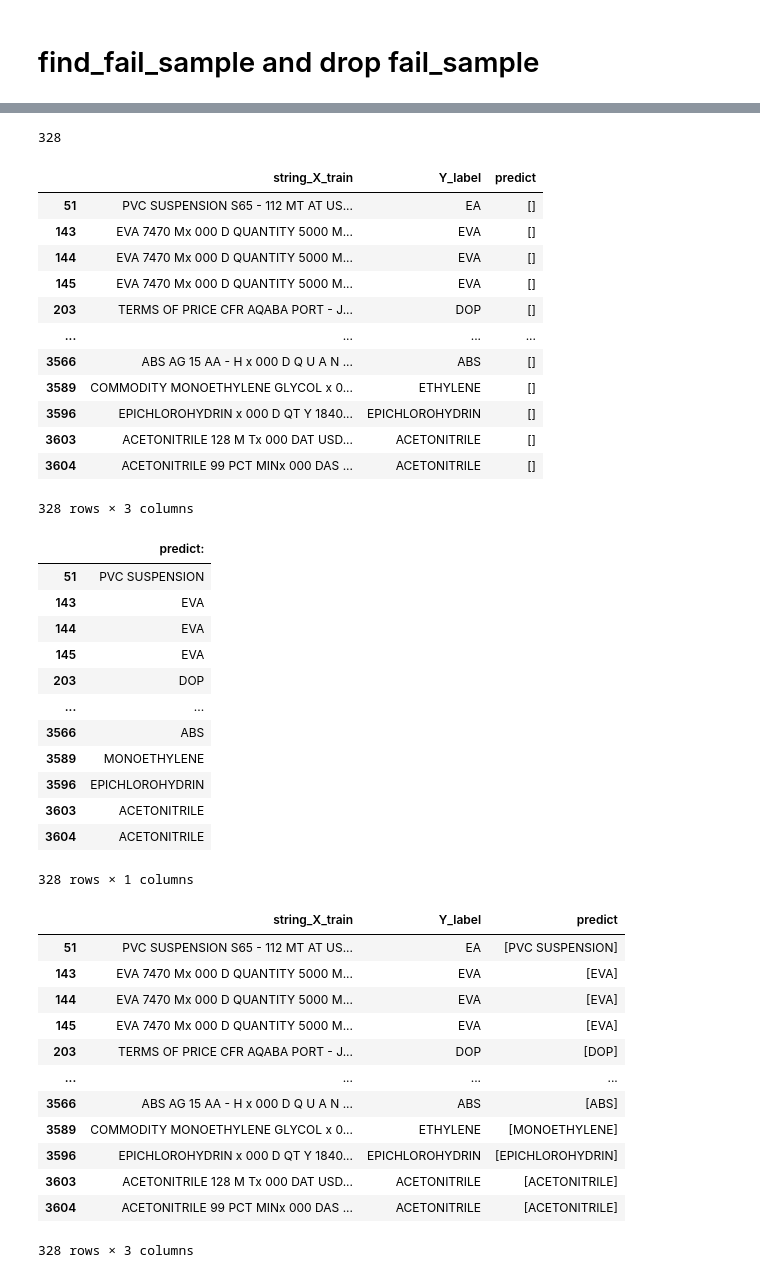
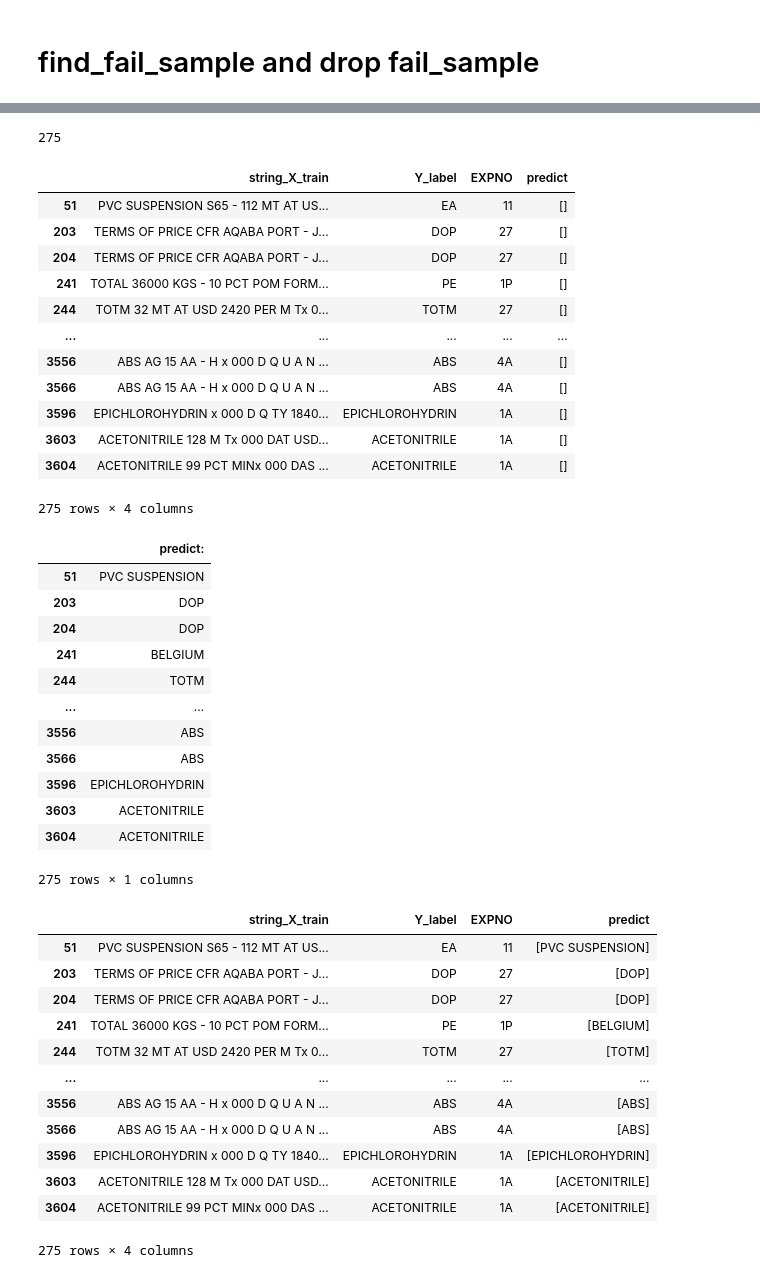
Before and after one commit to skywalker0803r/Product_Data_SQuAD, a Jupyter notebook: Collection method-plus-bert.ipynb, the cells around one changed output, grey strips where cells are left out. Cells and saved outputs as stored; diff of their text form; code cells hidden in the pictures.

```diff
--- a/Collection method-plus-bert.ipynb
+++ b/Collection method-plus-bert.ipynb
@@ -124,5 +106,5 @@ display(val_df.head(3))
 # %%
-val_df = pd.read_csv('preprocess_for_SQUAD_wordninja.csv',index_col=0)[['45A','Y_label']]
-val_df.columns = ['string_X_train','Y_label']
+val_df = pd.read_csv('preprocess_for_SQUAD_wordninja.csv',index_col=0)[['45A','Y_label','EXPNO']]
+val_df.columns = ['string_X_train','Y_label','EXPNO']
 val_df
 # %% [output]
@@ -227,42 +209,42 @@ result
 # %%
 not_find = []
-for j,i in enumerate(result.iloc[:,2].values):
+for j,i in enumerate(result.iloc[:,3].values):
     if len(i) == 0:
         not_find.append(j)
 len(not_find)
 # %% [output]
-328
+275
 # %%
 not_find_df = result.iloc[not_find]
 not_find_df
 # %% [output]
-|  | string_X_train | Y_label | predict |
-| 51 | PVC SUSPENSION S65 - 112 MT AT US... | EA | [] |
-| 143 | EVA 7470 Mx 000 D QUANTITY 5000 M... | EVA | [] |
-| 144 | EVA 7470 Mx 000 D QUANTITY 5000 M... | EVA | [] |
-| 145 | EVA 7470 Mx 000 D QUANTITY 5000 M... | EVA | [] |
-| 203 | TERMS OF PRICE CFR AQABA PORT - J... | DOP | [] |
-| ... | ... | ... | ... |
-| 3566 | ABS AG 15 AA - H x 000 D Q U A N ... | ABS | [] |
-| 3589 | COMMODITY MONOETHYLENE GLYCOL x 0... | ETHYLENE | [] |
-| 3596 | EPICHLOROHYDRIN x 000 D QT Y 1840... | EPICHLOROHYDRIN | [] |
-| 3603 | ACETONITRILE 128 M Tx 000 DAT USD... | ACETONITRILE | [] |
-| 3604 | ACETONITRILE 99 PCT MINx 000 DAS ... | ACETONITRILE | [] |
+|  | string_X_train | Y_label | EXPNO | predict |
+| 51 | PVC SUSPENSION S65 - 112 MT AT US... | EA | 11 | [] |
+| 203 | TERMS OF PRICE CFR AQABA PORT - J... | DOP | 27 | [] |
+| 204 | TERMS OF PRICE CFR AQABA PORT - J... | DOP | 27 | [] |
+| 241 | TOTAL 36000 KGS - 10 PCT POM FORM... | PE | 1P | [] |
+| 244 | TOTM 32 MT AT USD 2420 PER M Tx 0... | TOTM | 27 | [] |
+| ... | ... | ... | ... | ... |
+| 3556 | ABS AG 15 AA - H x 000 D Q U A N ... | ABS | 4A | [] |
+| 3566 | ABS AG 15 AA - H x 000 D Q U A N ... | ABS | 4A | [] |
+| 3596 | EPICHLOROHYDRIN x 000 D Q TY 1840... | EPICHLOROHYDRIN | 1A | [] |
+| 3603 | ACETONITRILE 128 M Tx 000 DAT USD... | ACETONITRILE | 1A | [] |
+| 3604 | ACETONITRILE 99 PCT MINx 000 DAS ... | ACETONITRILE | 1A | [] |
-328 rows × 3 columns
+275 rows × 4 columns
 # %%
 bert_predict = model_predict(nlp,not_find_df)
 bert_predict
 # %% [output]
 |  | predict: |
 | 51 | PVC SUSPENSION |
-| 143 | EVA |
-| 144 | EVA |
-| 145 | EVA |
 | 203 | DOP |
+| 204 | DOP |
+| 241 | BELGIUM |
+| 244 | TOTM |
 | ... | ... |
+| 3556 | ABS |
 | 3566 | ABS |
-| 3589 | MONOETHYLENE |
 | 3596 | EPICHLOROHYDRIN |
 | 3603 | ACETONITRILE |
 | 3604 | ACETONITRILE |
-328 rows × 1 columns
+275 rows × 1 columns
@@ -275,17 +257,17 @@ def get_jaccard_sim(str1, str2):
 # %%
-result.iloc[not_find,2] = [ [str(i)] for i in bert_predict['predict:'].values]
+result.iloc[not_find,3] = [ [str(i)] for i in bert_predict['predict:'].values]
 result.iloc[not_find]
 # %% [output]
-|  | string_X_train | Y_label | predict |
-| 51 | PVC SUSPENSION S65 - 112 MT AT US... | EA | [PVC SUSPENSION] |
-| 143 | EVA 7470 Mx 000 D QUANTITY 5000 M... | EVA | [EVA] |
-| 144 | EVA 7470 Mx 000 D QUANTITY 5000 M... | EVA | [EVA] |
-| 145 | EVA 7470 Mx 000 D QUANTITY 5000 M... | EVA | [EVA] |
-| 203 | TERMS OF PRICE CFR AQABA PORT - J... | DOP | [DOP] |
-| ... | ... | ... | ... |
-| 3566 | ABS AG 15 AA - H x 000 D Q U A N ... | ABS | [ABS] |
-| 3589 | COMMODITY MONOETHYLENE GLYCOL x 0... | ETHYLENE | [MONOETHYLENE] |
-| 3596 | EPICHLOROHYDRIN x 000 D QT Y 1840... | EPICHLOROHYDRIN | [EPICHLOROHYDRIN] |
-| 3603 | ACETONITRILE 128 M Tx 000 DAT USD... | ACETONITRILE | [ACETONITRILE] |
-| 3604 | ACETONITRILE 99 PCT MINx 000 DAS ... | ACETONITRILE | [ACETONITRILE] |
+|  | string_X_train | Y_label | EXPNO | predict |
+| 51 | PVC SUSPENSION S65 - 112 MT AT US... | EA | 11 | [PVC SUSPENSION] |
+| 203 | TERMS OF PRICE CFR AQABA PORT - J... | DOP | 27 | [DOP] |
+| 204 | TERMS OF PRICE CFR AQABA PORT - J... | DOP | 27 | [DOP] |
+| 241 | TOTAL 36000 KGS - 10 PCT POM FORM... | PE | 1P | [BELGIUM] |
+| 244 | TOTM 32 MT AT USD 2420 PER M Tx 0... | TOTM | 27 | [TOTM] |
+| ... | ... | ... | ... | ... |
+| 3556 | ABS AG 15 AA - H x 000 D Q U A N ... | ABS | 4A | [ABS] |
+| 3566 | ABS AG 15 AA - H x 000 D Q U A N ... | ABS | 4A | [ABS] |
+| 3596 | EPICHLOROHYDRIN x 000 D Q TY 1840... | EPICHLOROHYDRIN | 1A | [EPICHLOROHYDRIN] |
+| 3603 | ACETONITRILE 128 M Tx 000 DAT USD... | ACETONITRILE | 1A | [ACETONITRILE] |
+| 3604 | ACETONITRILE 99 PCT MINx 000 DAS ... | ACETONITRILE | 1A | [ACETONITRILE] |
-328 rows × 3 columns
+275 rows × 4 columns
```
Also changed, not shown: parts of 31 cells of this notebook.
